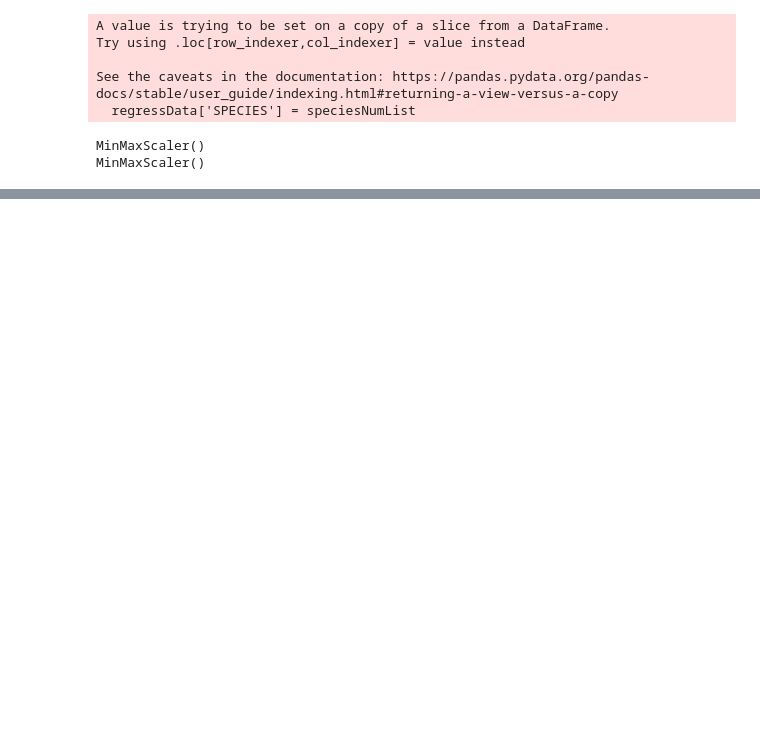
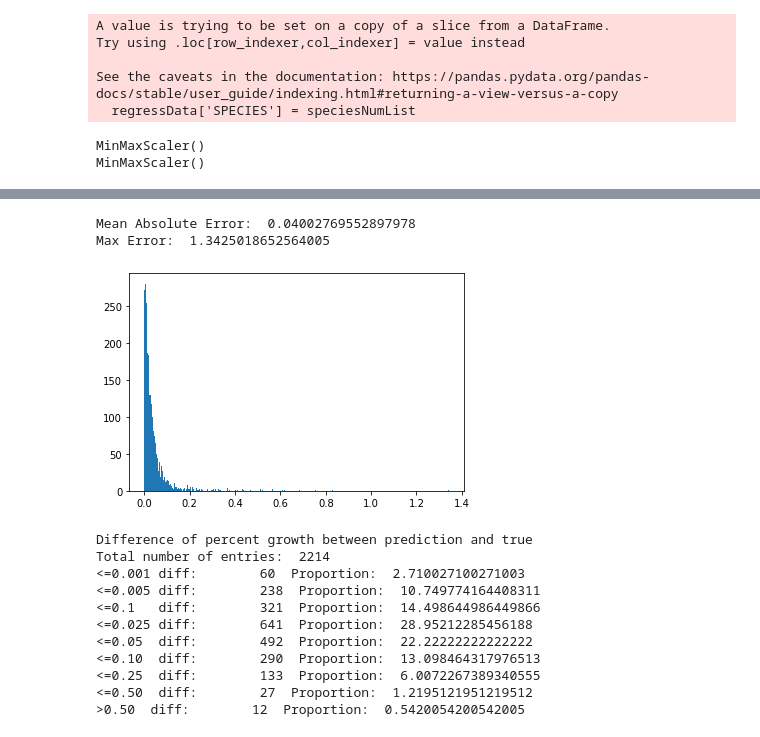
Before and after one commit to NiklasRoberts/TreeGrowthPrediction, a Jupyter notebook: dataprep.ipynb, the cells around one changed output, grey strips where cells are left out. Saved outputs shown, nothing was run; the diff lists cells and outputs as text; code cells hidden in the pictures; blank space fills up the shorter version.

Commit message:
Added statistics for helping model analysis

```diff
--- a/dataprep.ipynb
+++ b/dataprep.ipynb
@@ -291,0 +236,69 @@ Max Error:  2.1302025814851127
+# %%
+prediction = regressModel.predict(regressX_test)
+pred = scaler_y.inverse_transform(prediction)
+true = scaler_y.inverse_transform(regressY_test)
+# true = true + 0.000001
+
+#from sklearn.metrics import mean_absolute_percentage_error as mape
+#print("Mean Absolute Percentage Error: ", mape(true, pred))
+
+from sklearn.metrics import mean_absolute_error as mae
+print("Mean Absolute Error: ", mae(true, pred))
+
+from sklearn.metrics import max_error
+print("Max Error: ", max_error(true, pred))
+
+absErrors = abs(true - pred)
+
+# making a histogram
+import matplotlib.pyplot as plt
+plt.hist(absErrors, bins = 300)
+plt.show()
+errorDistribution = []
+errorDistribution.append(len([i for i in absErrors if  i <= 0.001]))
+errorDistribution.append(len([i for i in absErrors if  i > 0.001 and i <= 0.005]))
+errorDistribution.append(len([i for i in absErrors if  i > 0.005 and i <= 0.01]))
+errorDistribution.append(len([i for i in absErrors if  i > 0.01 and i <= 0.025]))
+errorDistribution.append(len([i for i in absErrors if  i > 0.025 and i <= 0.05]))
+errorDistribution.append(len([i for i in absErrors if  i > 0.05 and i <= 0.1]))
+errorDistribution.append(len([i for i in absErrors if  i > 0.1 and i <= 0.25]))
+errorDistribution.append(len([i for i in absErrors if  i > 0.25 and i <= 0.5]))
+errorDistribution.append(len([i for i in absErrors if  i > 0.5]))
+
+
+#print("Total number of entries: ", len(absErrors))
+#print("0.1% difference:         ", len([i for i in absErrors if  i > 0.001]))
+#print("0.5% difference:         ", len([i for i in absErrors if  i > 0.005]))
+#print("1% difference:           ", len([i for i in absErrors if  i > 0.01]))
+#print("2.5% difference:         ", len([i for i in absErrors if  i > 0.025]))
+#print("5% difference:           ", len([i for i in absErrors if  i > 0.05]))
+#print("10% difference:          ", len([i for i in absErrors if  i > 0.10]))
+#print("25% difference:          ", len([i for i in absErrors if  i > 0.25]))
+#print("50% difference:          ", len([i for i in absErrors if  i > 0.50]))
+total = len(absErrors)
+print("Difference of percent growth between prediction and true")
+print("Total number of entries: ", total)
+print("<=0.001 diff:       ", errorDistribution[0], " Proportion: ", errorDistribution[0]/total * 100)
+print("<=0.005 diff:       ", errorDistribution[1], " Proportion: ", errorDistribution[1]/total * 100)
+print("<=0.1   diff:       ", errorDistribution[2], " Proportion: ", errorDistribution[2]/total * 100)
+print("<=0.025 diff:       ", errorDistribution[3], " Proportion: ", errorDistribution[3]/total * 100)
+print("<=0.05  diff:       ", errorDistribution[4], " Proportion: ", errorDistribution[4]/total * 100)
+print("<=0.10  diff:       ", errorDistribution[5], " Proportion: ", errorDistribution[5]/total * 100)
+print("<=0.25  diff:       ", errorDistribution[6], " Proportion: ", errorDistribution[6]/total * 100)
+print("<=0.50  diff:       ", errorDistribution[7], " Proportion: ", errorDistribution[7]/total * 100)
+print(">0.50  diff:       ", errorDistribution[8], " Proportion: ", errorDistribution[8]/total * 100)
+# %% [output]
+Mean Absolute Error:  0.04002769552897978
+Max Error:  1.3425018652564005
+[figure, added]
+Difference of percent growth between prediction and true
+Total number of entries:  2214
+<=0.001 diff:        60  Proportion:  2.710027100271003
+<=0.005 diff:        238  Proportion:  10.749774164408311
+<=0.1   diff:        321  Proportion:  14.498644986449866
+<=0.025 diff:        641  Proportion:  28.95212285456188
+<=0.05  diff:        492  Proportion:  22.22222222222222
+<=0.10  diff:        290  Proportion:  13.098464317976513
+<=0.25  diff:        133  Proportion:  6.0072267389340555
+<=0.50  diff:        27  Proportion:  1.2195121951219512
+>0.50  diff:        12  Proportion:  0.5420054200542005
```
Also changed, not shown: parts of 7 cells of this notebook, 1 other file.
